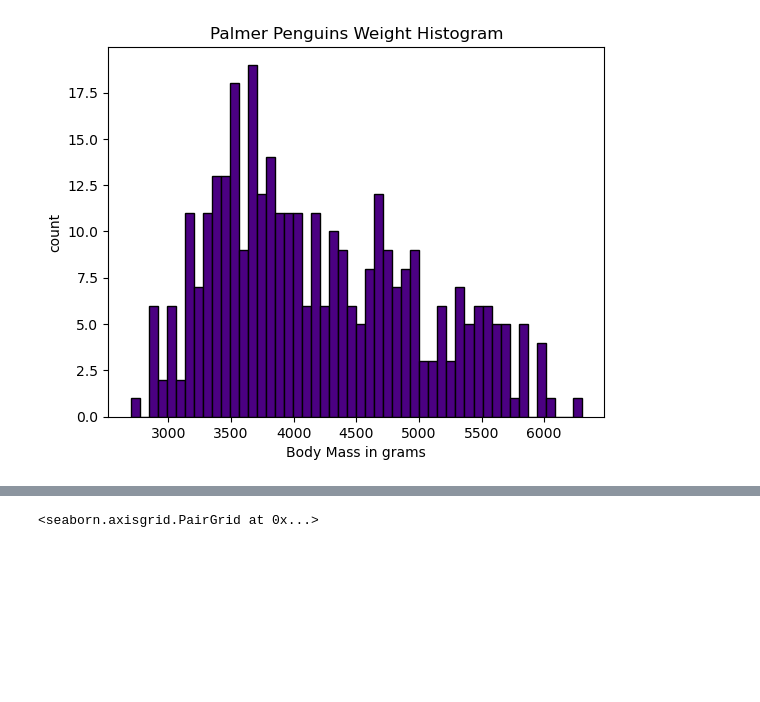
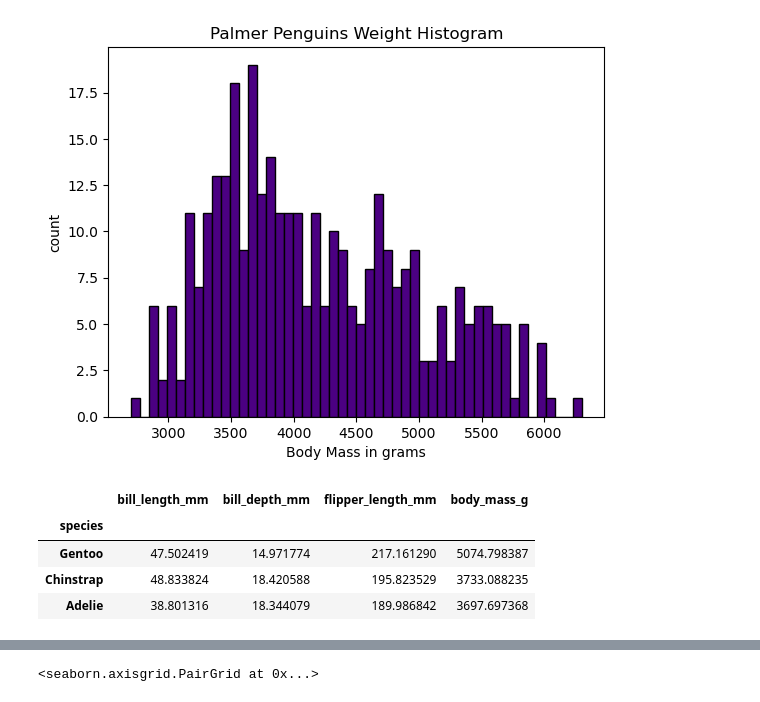
Before and after one commit to FabianeCancian/PDFA-project, a Jupyter notebook: project.ipynb, the cells around one changed output, grey strips where cells are left out. Drawn from its saved outputs; the diff is of its cells as text; code cells hidden in the pictures; blank space fills up the shorter version.

```diff
--- a/project.ipynb
+++ b/project.ipynb
@@ -125,3 +126,12 @@ plt.ylabel('count')
 # %% [output]
 Text(0, 0.5, 'count')
 [figure]
+# %%
+# Group means values by species.
+dataset.groupby('species').mean(numeric_only=True).sort_values(by = ['body_mass_g'], ascending=False)
+# %% [output]
+|  | bill_length_mm | bill_depth_mm | flipper_length_mm | body_mass_g |
+| species |  |  |  |  |
+| Gentoo | 47.502419 | 14.971774 | 217.161290 | 5074.798387 |
+| Chinstrap | 48.833824 | 18.420588 | 195.823529 | 3733.088235 |
+| Adelie | 38.801316 | 18.344079 | 189.986842 | 3697.697368 |
```
Also changed, not shown: parts of 4 cells of this notebook.
